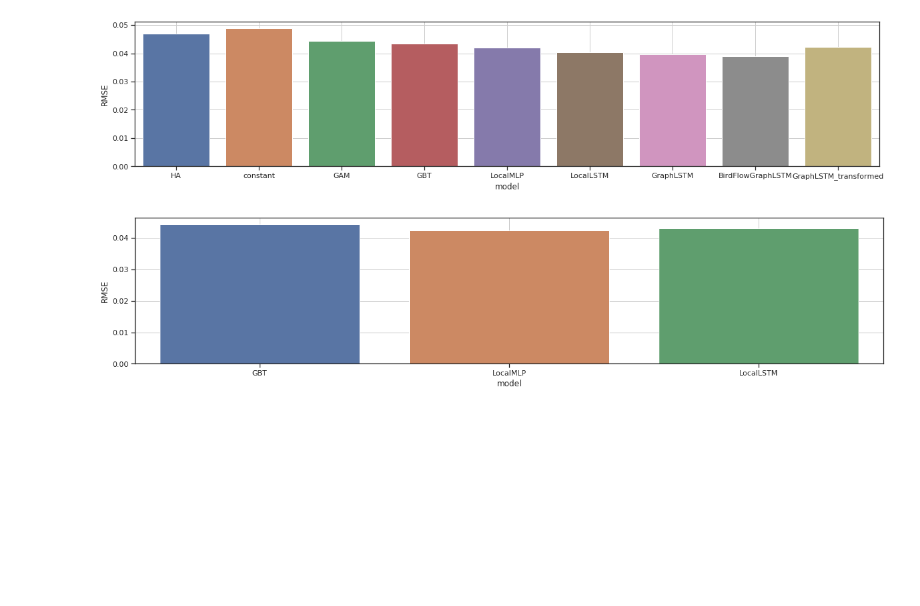
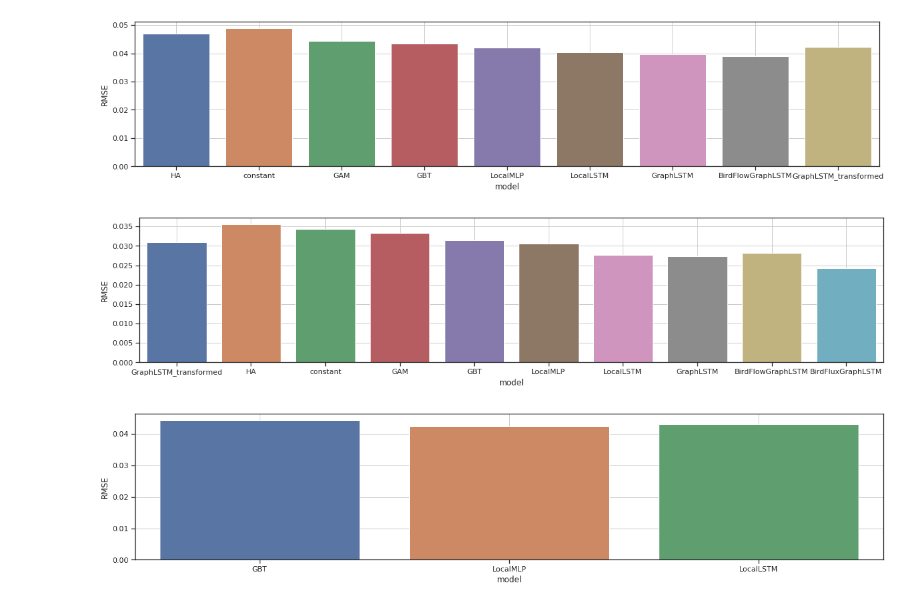
Before and after one commit to FionaLippert/birdMigration, a Jupyter notebook: notebooks/model_performance_radar.ipynb, the cells around one changed output. Cells and saved outputs as stored; diff of their text form; code cells hidden in the pictures; blank space fills up the shorter version.

```diff
--- a/notebooks/model_performance_radar.ipynb
+++ b/notebooks/model_performance_radar.ipynb
@@ -227,10 +247,16 @@ fig = utils.plot_errors(results_transformed, bird_scales_transformed)
 fig = utils.plot_average_errors(results, bird_scales)
 # %% [output]
 [figure]
+# %%
+boundary = ['deros', 'deboo', 'deemd', 'nldhl', 'bejab', 'bezav', 'bewid', 'defbg', 'demem', 'deisn', 'deeis', 'dedrs', 'depro']
 # %%
 fig = utils.plot_average_errors(results_transformed, bird_scales_transformed)
 # %% [output]
 [figure]
+# %%
+fig = utils.plot_average_errors(results_transformed, bird_scales_transformed, boundary=boundary)
+# %% [output]
+[figure, added]
 # %%
 fig = utils.plot_average_errors(results_km2, bird_scales_km2)
 # %% [output]
```
Also changed, not shown: parts of 9 cells of this notebook, 6 other files.
